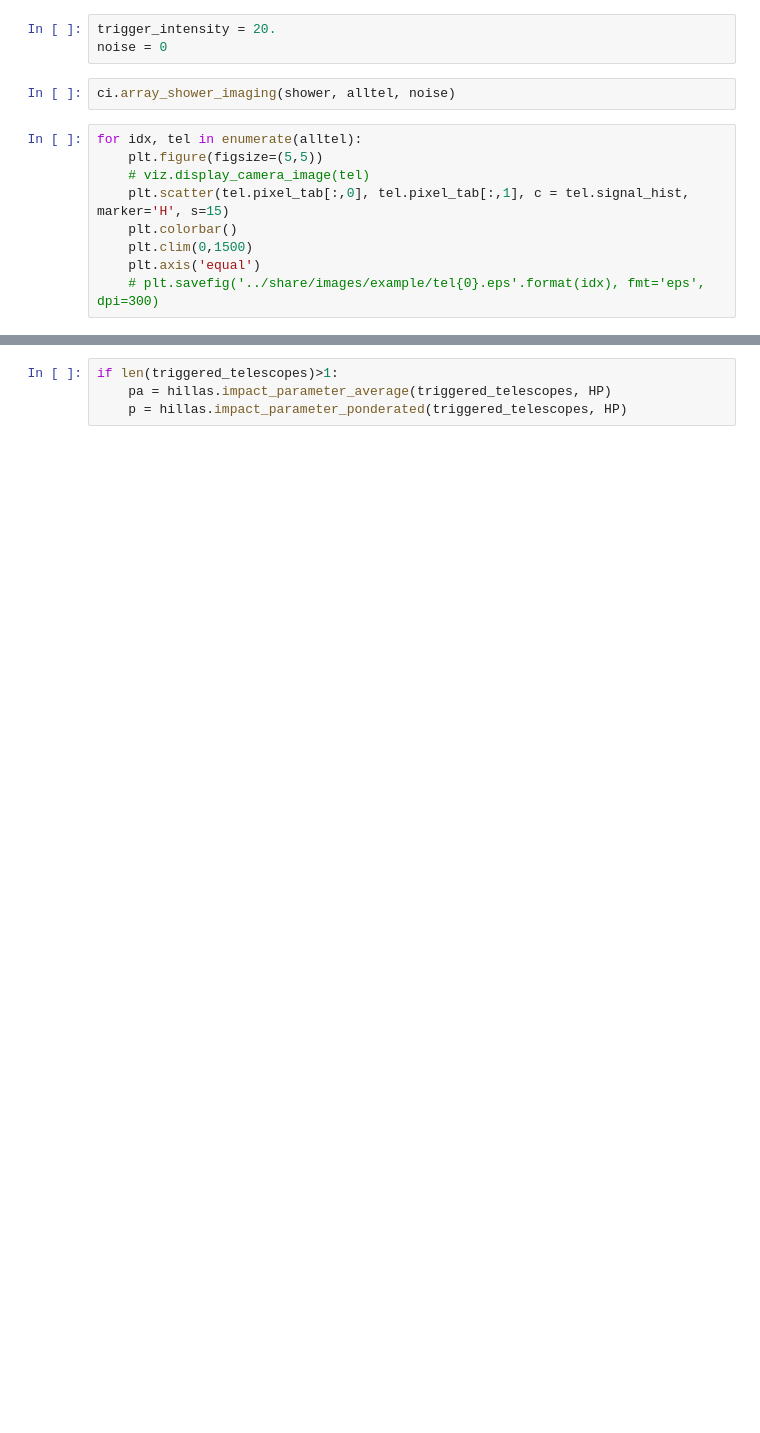
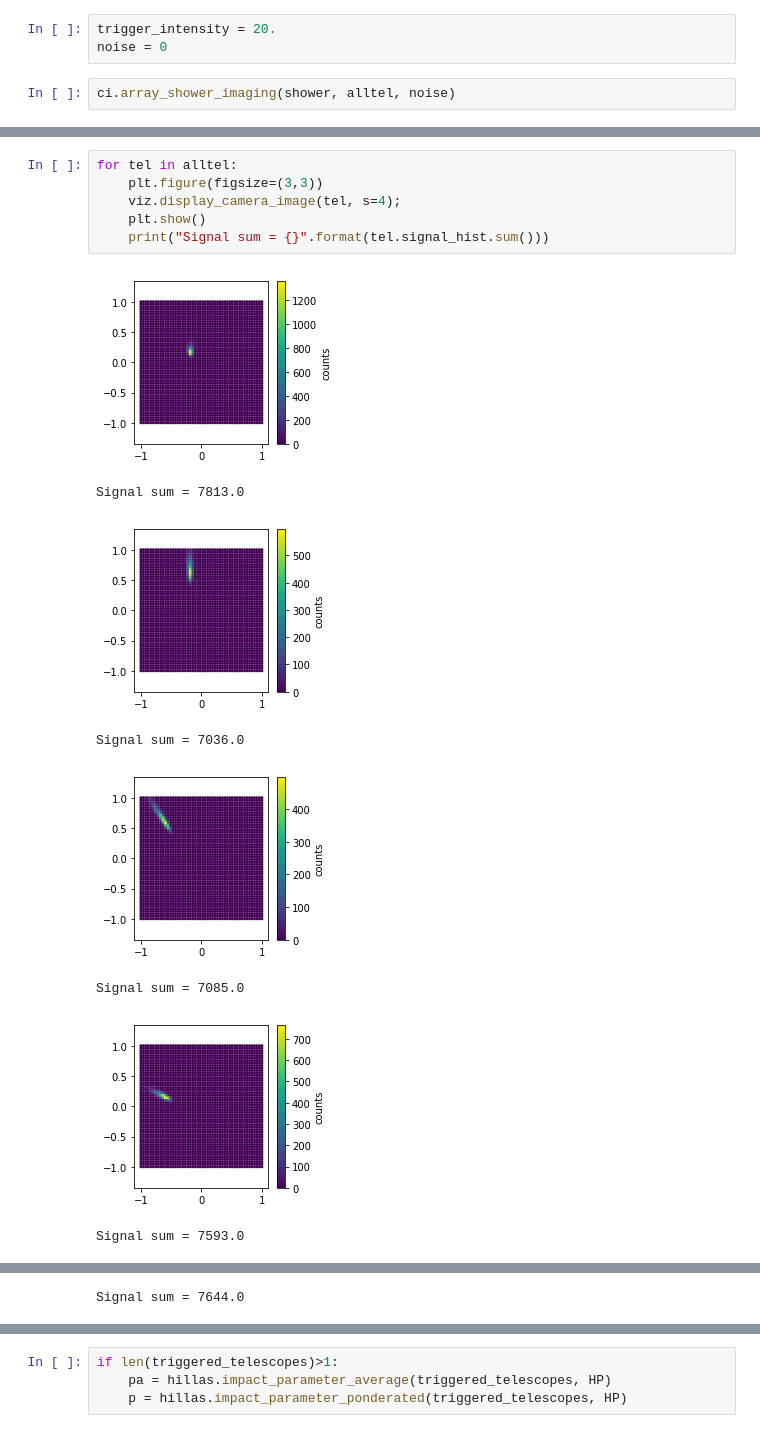
Before and after one commit to vuillaut/pschitt, a Jupyter notebook: notebooks/example.ipynb, the cells around one changed output, grey strips where cells are left out. Drawn from its saved outputs; the diff is of its cells as text; blank space fills up the shorter version.

Commit message:
update example with recent code patch

```diff
--- a/notebooks/example.ipynb
+++ b/notebooks/example.ipynb
@@ -79,12 +90,3 @@ trigger_intensity = 20.
 noise = 0
 # %%
 ci.array_shower_imaging(shower, alltel, noise)
-# %%
-for idx, tel in enumerate(alltel):
-    plt.figure(figsize=(5,5))
-    # viz.display_camera_image(tel)
-    plt.scatter(tel.pixel_tab[:,0], tel.pixel_tab[:,1], c = tel.signal_hist, marker='H', s=15)
-    plt.colorbar()
-    plt.clim(0,1500)
-    plt.axis('equal')
-    # plt.savefig('../share/images/example/tel{0}.eps'.format(idx), fmt='eps', dpi=300)
@@ -97,0 +93,15 @@ for idx, tel in enumerate(alltel):
+# %%
+for tel in alltel:
+    plt.figure(figsize=(3,3))
+    viz.display_camera_image(tel, s=4);
+    plt.show()
+    print("Signal sum = {}".format(tel.signal_hist.sum()))
+# %% [output]
+[figure, added]
+Signal sum = 7813.0
+[figure, added]
+Signal sum = 7036.0
+[figure, added]
+Signal sum = 7085.0
+[figure, added]
+Signal sum = 7593.0
@@ -97,0 +109 @@ for idx, tel in enumerate(alltel):
+Signal sum = 7644.0
```
Also changed, not shown: parts of 96 cells of this notebook.
